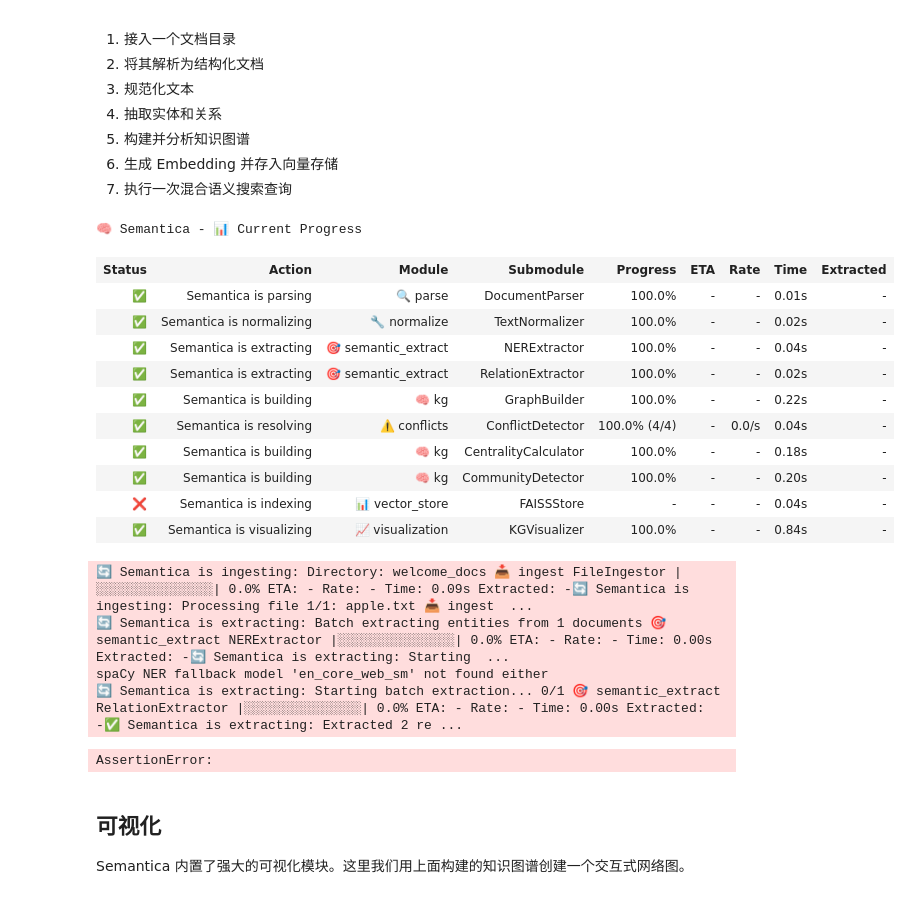
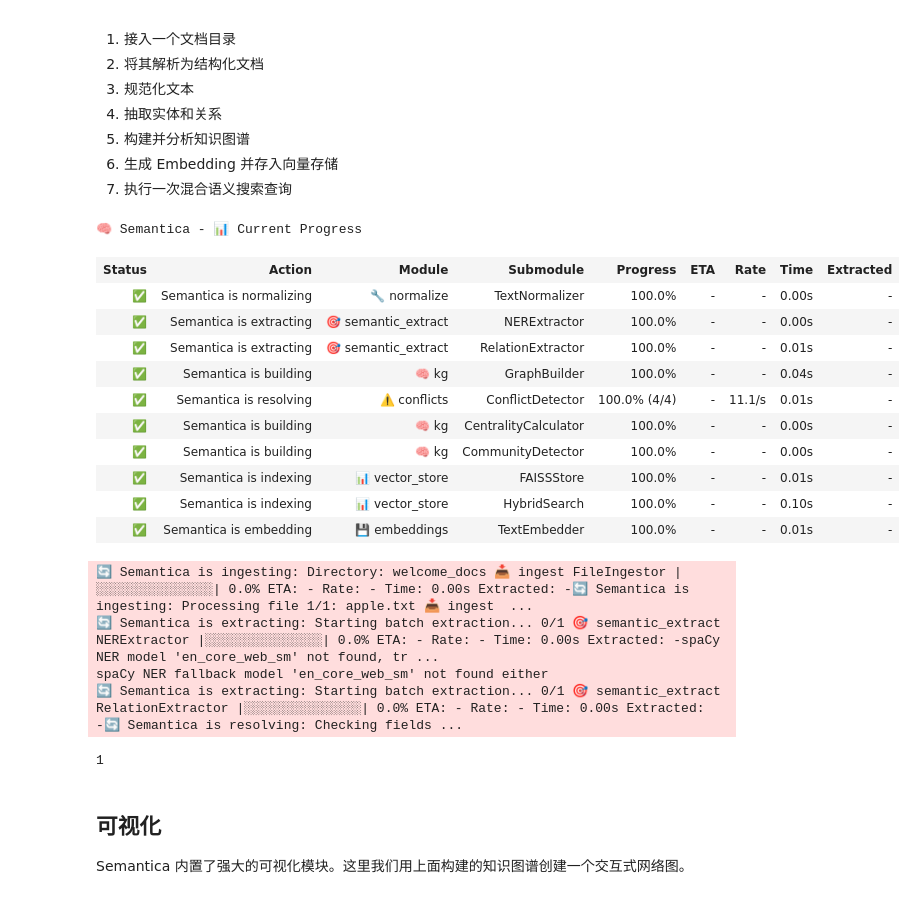
Before and after one commit to parkermeng2024/semantica, a Jupyter notebook: cookbook/introduction/01_Welcome_to_Semantica.ipynb, the cells around one changed output. Saved outputs shown, nothing was run; the diff lists cells and outputs as text; code cells hidden in the pictures.

```diff
--- a/cookbook/introduction/01_Welcome_to_Semantica.ipynb
+++ b/cookbook/introduction/01_Welcome_to_Semantica.ipynb
@@ -455,49 +451,49 @@ from semantica.vector_store import VectorStore, HybridSearch
 
 ingestor = FileIngestor()
 documents = ingestor.ingest(str(docs_dir))
 
 parser = DocumentParser()
 parsed_docs = parser.parse(documents)
 
 normalizer = TextNormalizer()
 normalized_docs = normalizer.normalize(parsed_docs)
 
 ner = NERExtractor()
 entities = ner.extract(normalized_docs)
 rel_extractor = RelationExtractor()
 relationships = rel_extractor.extract(normalized_docs, entities)
 
 builder = GraphBuilder()
 kg = builder.build(entities, relationships)
 analyzer = GraphAnalyzer()
 metrics = analyzer.analyze(kg)
 
 emb_generator = EmbeddingGenerator()
 embeddings = emb_generator.generate_embeddings(documents, data_type="text")
 
-vec_store = VectorStore()
+vec_store = VectorStore(dimension=embeddings.shape[1])
 vec_store.store(embeddings, documents, metadata={})
 hybrid = HybridSearch(vec_store)
 search_results = hybrid.search("Apple founders", top_k=3)
 len(search_results)
 # %% [output]
 🧠 Semantica - 📊 Current Progress
 | Status | Action | Module | Submodule | Progress | ETA | Rate | Time | Extracted |
-| ✅ | Semantica is parsing | 🔍 parse | DocumentParser | 100.0% | - | - | 0.01s | - |
-| ✅ | Semantica is normalizing | 🔧 normalize | TextNormalizer | 100.0% | - | - | 0.02s | - |
-| ✅ | Semantica is extracting | 🎯 semantic_extract | NERExtractor | 100.0% | - | - | 0.04s | - |
-| ✅ | Semantica is extracting | 🎯 semantic_extract | RelationExtractor | 100.0% | - | - | 0.02s | - |
-| ✅ | Semantica is building | 🧠 kg | GraphBuilder | 100.0% | - | - | 0.22s | - |
-| ✅ | Semantica is resolving | ⚠️ conflicts | ConflictDetector | 100.0% (4/4) | - | 0.0/s | 0.04s | - |
-| ✅ | Semantica is building | 🧠 kg | CentralityCalculator | 100.0% | - | - | 0.18s | - |
-| ✅ | Semantica is building | 🧠 kg | CommunityDetector | 100.0% | - | - | 0.20s | - |
-| ❌ | Semantica is indexing | 📊 vector_store | FAISSStore | - | - | - | 0.04s | - |
-| ✅ | Semantica is visualizing | 📈 visualization | KGVisualizer | 100.0% | - | - | 0.84s | - |
+| ✅ | Semantica is normalizing | 🔧 normalize | TextNormalizer | 100.0% | - | - | 0.00s | - |
+| ✅ | Semantica is extracting | 🎯 semantic_extract | NERExtractor | 100.0% | - | - | 0.00s | - |
+| ✅ | Semantica is extracting | 🎯 semantic_extract | RelationExtractor | 100.0% | - | - | 0.01s | - |
+| ✅ | Semantica is building | 🧠 kg | GraphBuilder | 100.0% | - | - | 0.04s | - |
+| ✅ | Semantica is resolving | ⚠️ conflicts | ConflictDetector | 100.0% (4/4) | - | 11.1/s | 0.01s | - |
+| ✅ | Semantica is building | 🧠 kg | CentralityCalculator | 100.0% | - | - | 0.00s | - |
+| ✅ | Semantica is building | 🧠 kg | CommunityDetector | 100.0% | - | - | 0.00s | - |
+| ✅ | Semantica is indexing | 📊 vector_store | FAISSStore | 100.0% | - | - | 0.01s | - |
+| ✅ | Semantica is indexing | 📊 vector_store | HybridSearch | 100.0% | - | - | 0.10s | - |
+| ✅ | Semantica is embedding | 💾 embeddings | TextEmbedder | 100.0% | - | - | 0.01s | - |
-🔄 Semantica is ingesting: Directory: welcome_docs 📥 ingest FileIngestor |░░░░░░░░░░░░░░░| 0.0% ETA: - Rate: - Time: 0.09s Extracted: -🔄 Semantica is ingesting: Processing file 1/1: apple.txt 📥 ingest  ...
-🔄 Semantica is extracting: Batch extracting entities from 1 documents 🎯 semantic_extract NERExtractor |░░░░░░░░░░░░░░░| 0.0% ETA: - Rate: - Time: 0.00s Extracted: -🔄 Semantica is extracting: Starting  ...
+🔄 Semantica is ingesting: Directory: welcome_docs 📥 ingest FileIngestor |░░░░░░░░░░░░░░░| 0.0% ETA: - Rate: - Time: 0.00s Extracted: -🔄 Semantica is ingesting: Processing file 1/1: apple.txt 📥 ingest  ...
+🔄 Semantica is extracting: Starting batch extraction... 0/1 🎯 semantic_extract NERExtractor |░░░░░░░░░░░░░░░| 0.0% ETA: - Rate: - Time: 0.00s Extracted: -spaCy NER model 'en_core_web_sm' not found, tr ...
 spaCy NER fallback model 'en_core_web_sm' not found either
-🔄 Semantica is extracting: Starting batch extraction... 0/1 🎯 semantic_extract RelationExtractor |░░░░░░░░░░░░░░░| 0.0% ETA: - Rate: - Time: 0.00s Extracted: -✅ Semantica is extracting: Extracted 2 re ...
+🔄 Semantica is extracting: Starting batch extraction... 0/1 🎯 semantic_extract RelationExtractor |░░░░░░░░░░░░░░░| 0.0% ETA: - Rate: - Time: 0.00s Extracted: -🔄 Semantica is resolving: Checking fields ...
-AssertionError:
+1
 # %% [markdown]
 ## 可视化
 
```
Also changed, not shown: parts of 1 cell of this notebook.
